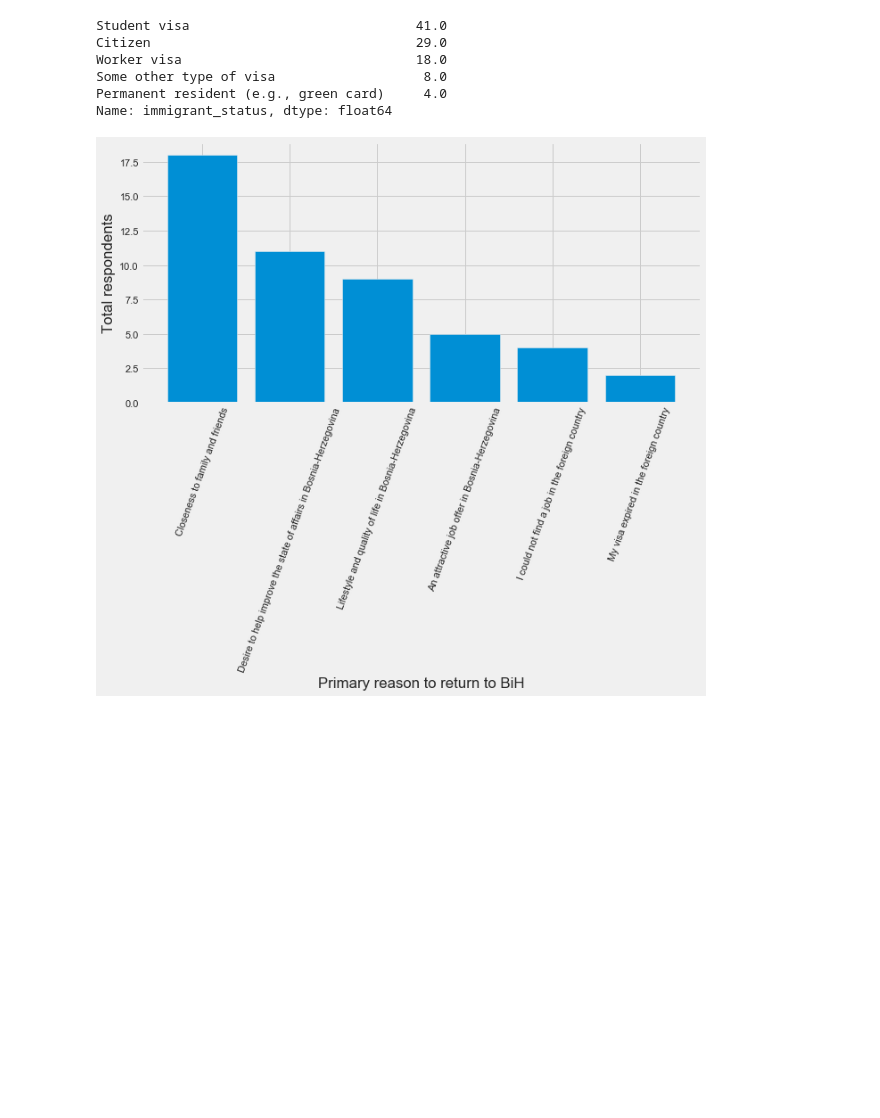
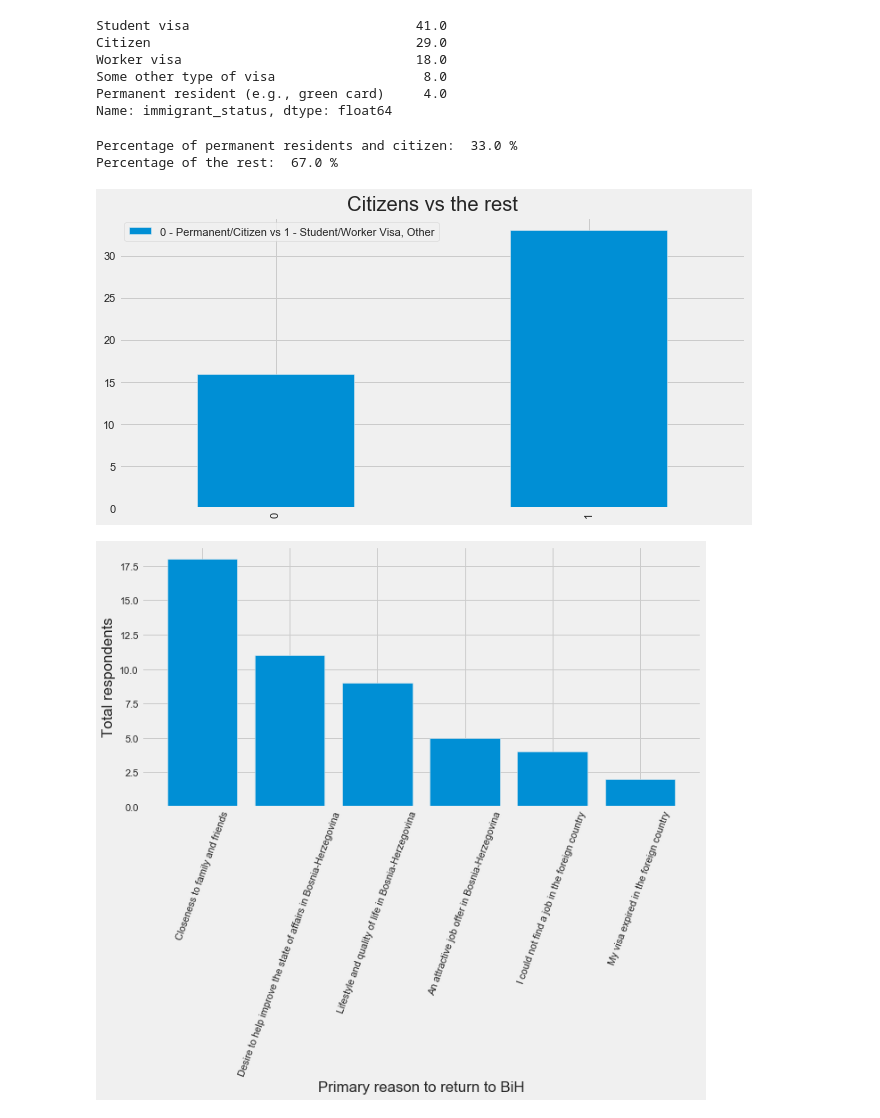
Before and after one commit to merykud/Diaspora_of_BiH, a Jupyter notebook: Dijaspora.ipynb, the cells around one changed output. Saved outputs shown, nothing was run; the diff lists cells and outputs as text; code cells hidden in the pictures; blank space fills up the shorter version.

```diff
--- a/Dijaspora.ipynb
+++ b/Dijaspora.ipynb
@@ -260,4 +295,28 @@ Worker visa                              18.0
 Some other type of visa                   8.0
 Permanent resident (e.g., green card)     4.0
 Name: immigrant_status, dtype: float64
+# %%
+
+citizen = df.loc[df.immigrant_status == 'Citizen', 'immigrant_status'].count()
+permanent = df.loc[df.immigrant_status == 'Permanent resident (e.g., green card)', 'immigrant_status'].count()
+perm_citizen= citizen + permanent
+
+student_visa = df.loc[df.immigrant_status == 'Student visa', 'immigrant_status'].count()
+worker_visa = df.loc[df.immigrant_status == 'Worker visa', 'immigrant_status'].count()
+other = df.loc[df.immigrant_status == 'Some other type of visa', 'immigrant_status'].count()
+
+rest = student_visa + worker_visa + other
+
+
+pllt = pd.DataFrame({"0 - Permanent/Citizen vs 1 - Student/Worker Visa, Other": [perm_citizen,rest]})
+pllt.plot(kind="bar",title="Citizens vs the rest")
+
+tot = perm_citizen+rest
+
+print("Percentage of permanent residents and citizen: ", round(perm_citizen/tot*100),'%')
+print("Percentage of the rest: ", round(rest/tot*100),'%')
+# %% [output]
+Percentage of permanent residents and citizen:  33.0 %
+Percentage of the rest:  67.0 %
+[figure, added]
 # %%
```
Also changed, not shown: parts of 15 cells of this notebook.
